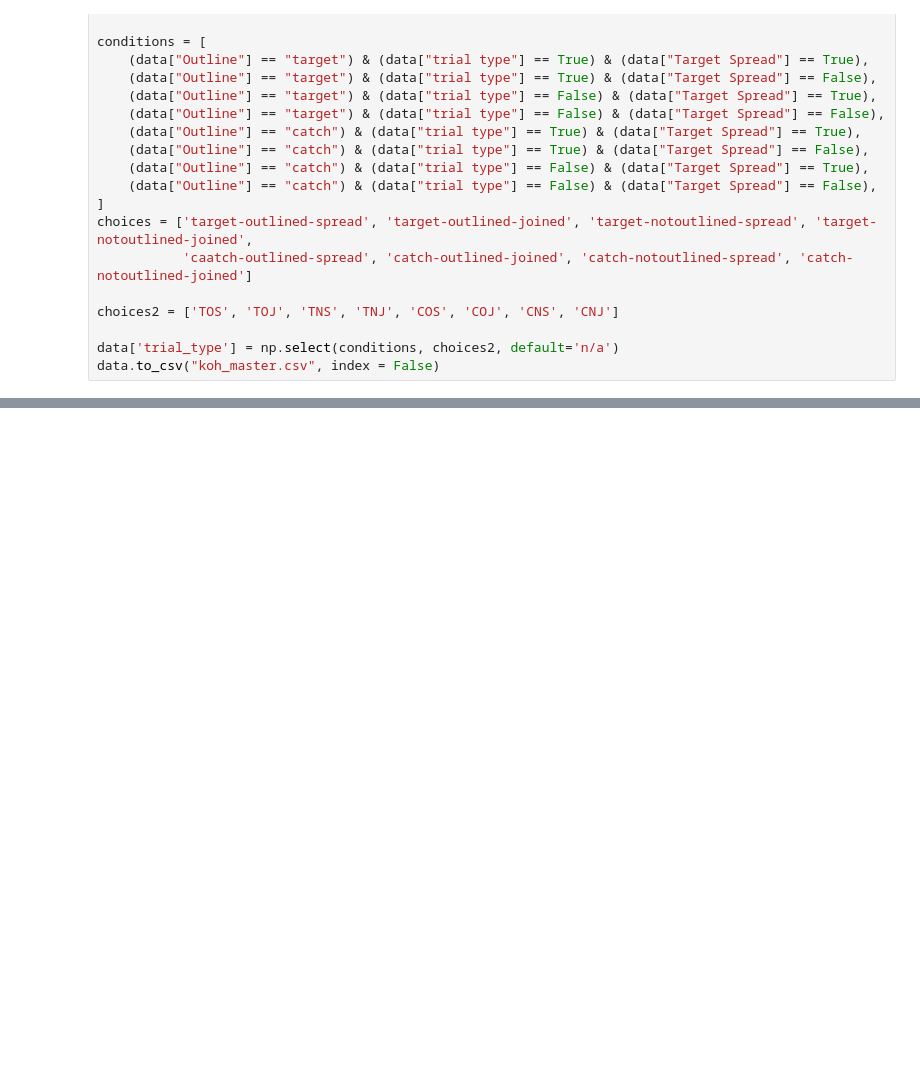
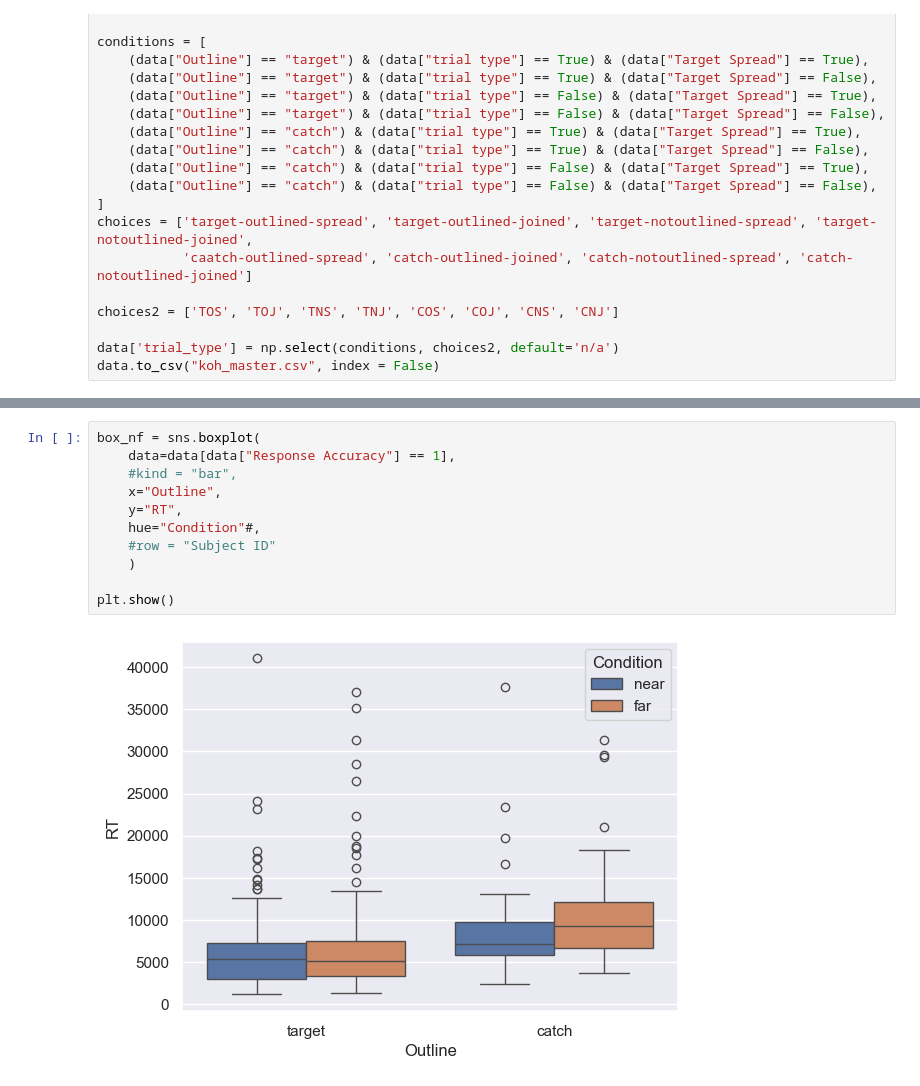
Before and after one commit to benguenther/Koh-blocks, a Jupyter notebook: KohStudy.ipynb, the cells around one changed output, grey strips where cells are left out. Cells and saved outputs as stored; diff of their text form; blank space fills up the shorter version.

```diff
--- a/KohStudy.ipynb
+++ b/KohStudy.ipynb
@@ -65,0 +80,13 @@ plt.show()
+# %%
+box_nf = sns.boxplot(
+    data=data[data["Response Accuracy"] == 1],
+    #kind = "bar",
+    x="Outline",
+    y="RT",
+    hue="Condition"#,
+    #row = "Subject ID"
+    )
+
+plt.show()
+# %% [output]
+[figure, added]
```
Also changed, not shown: parts of 4 cells of this notebook.
